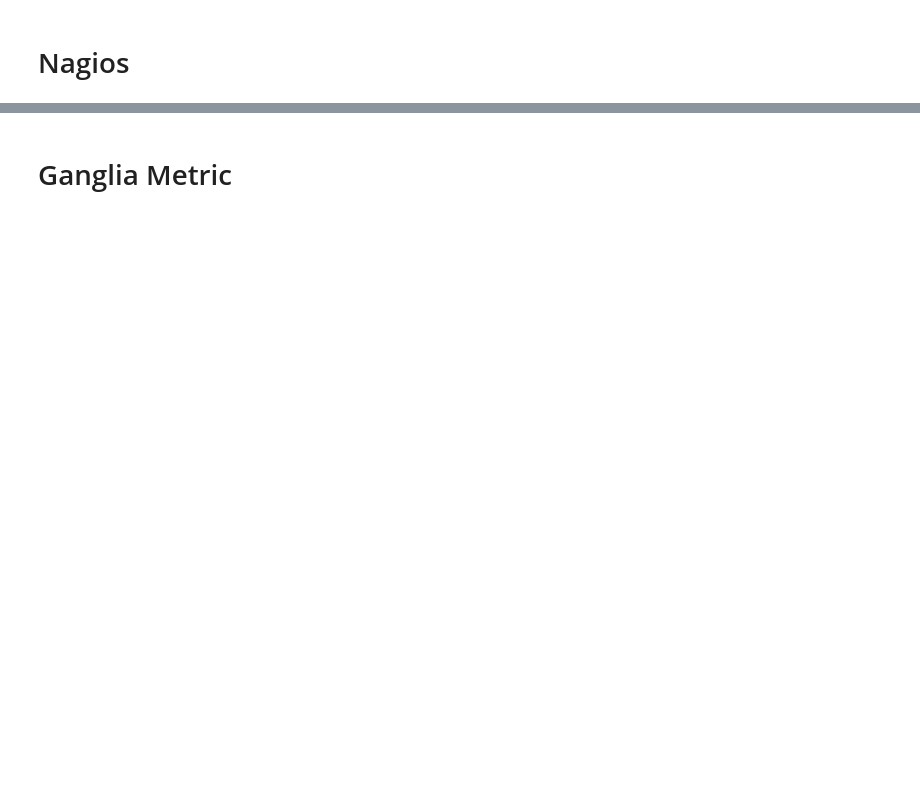
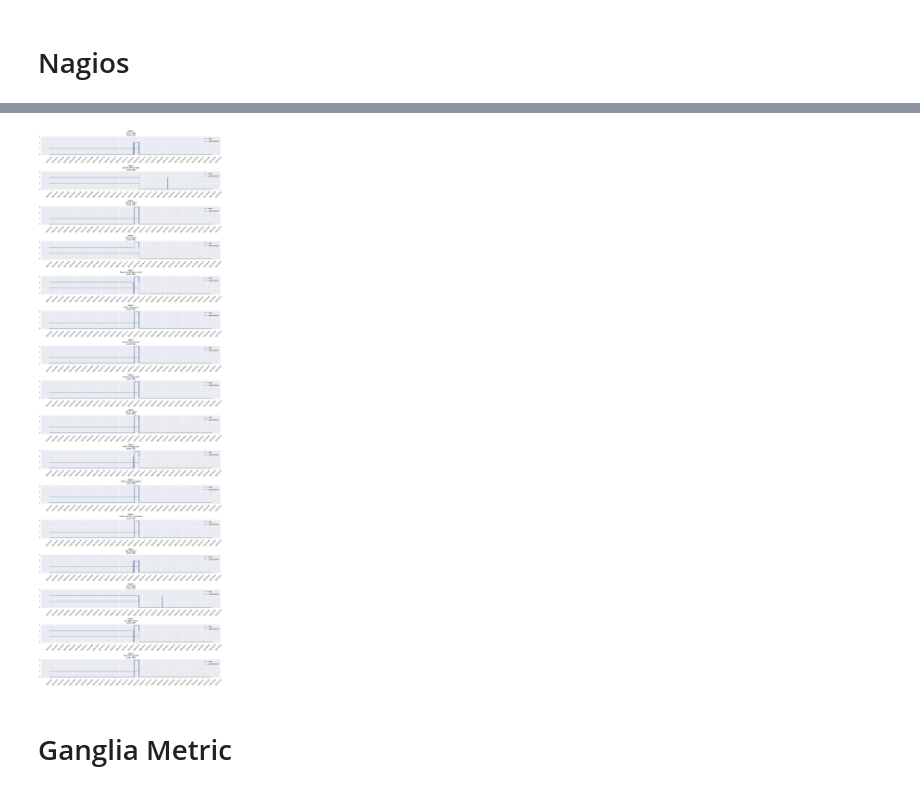
Before and after one commit to RiccardoEvangelisti/Anomaly-Detection, a Jupyter notebook: task/semi-supervised/main.ipynb, the cells around one changed output, grey strips where cells are left out. Cells and saved outputs as stored; diff of their text form; code cells hidden in the pictures; blank space fills up the shorter version.

Commit message:
nagios enhanced

```diff
--- a/task/semi-supervised/main.ipynb
+++ b/task/semi-supervised/main.ipynb
@@ -133,23 +120,4 @@ Nodes with most data available
 # %%
-node_selected = "949"
+node_selected = "298"
 # %% [markdown]
 # Nagios
-# %%
-df_nagios = (
-    client.query_plugins(plugins="nagios", node=node_selected)
-    .sort_values(by="timestamp", ascending=True)
-    .query("value in [1,2,3]")
-)
-df_nagios["tag"] = df_nagios.loc[:, "description"].apply(lambda x: x.split(":")[0])
-for tag in df_nagios["tag"].unique():
-    df_nagios_plot = df_nagios.loc[df_nagios["tag"] == tag]
-    plt.scatter(df_nagios_plot["timestamp"], df_nagios_plot["value"])
-    plt.title("{}, {}, node {}".format("nagios", tag, node_selected))
-    plt.xticks(rotation="vertical")
-    plt.xticks(
-        df_nagios["timestamp"]
-        .apply(lambda x: datetime.strftime(x, "%Y-%m-%d"))
-        .unique()
-    )
-    plt.tight_layout()
-    plt.show()
@@ -166,3 +124,29 @@ for tag in df_nagios["tag"].unique():
+# %%
+df_nagios = client.query_plugins(plugins="nagios", node=node_selected).sort_values(
+    by="timestamp", ascending=True
+)
+
+tags = df_nagios["description"].sort_values().unique()
+_, ax = plt.subplots(len(tags), figsize=(len(tags), len(tags) * 3))
+
+for tag, axes in zip(tags, ax.ravel()):
+    df_nagios_plot = df_nagios.loc[df_nagios["description"] == tag][
+        ["timestamp", "value", "nagiosdrained"]
+    ]
+    axes.plot(df_nagios_plot["timestamp"], df_nagios_plot["value"], label="state")
+    axes.plot(
+        df_nagios_plot["timestamp"],
+        df_nagios_plot["nagiosdrained"].astype(int),
+        label="nagiosdrained",
+    )
+    axes.set_title("{}\n {}\n (node {})".format("nagios", tag, node_selected))
+    axes.legend()
+    axes.set_xticks(xticks_days), axes.set_yticks([0, 1, 2, 3])
+    axes.tick_params(axis="x", labelrotation=45)
+plt.tight_layout()
+plt.show()
+# %% [output]
+[figure, added]
 # %% [markdown]
 # Ganglia Metric
 # %%
```
Also changed, not shown: parts of 6 cells of this notebook.
